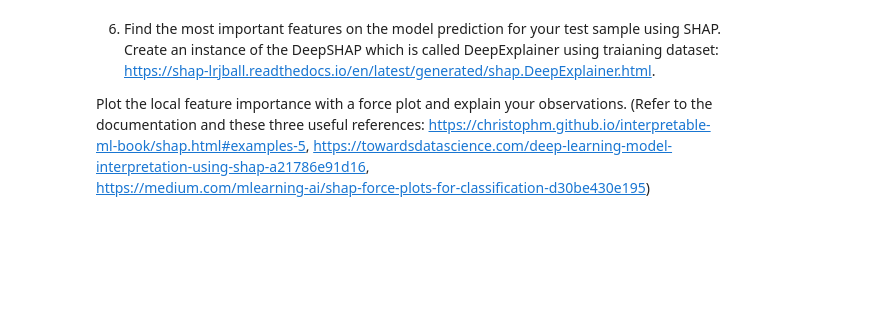
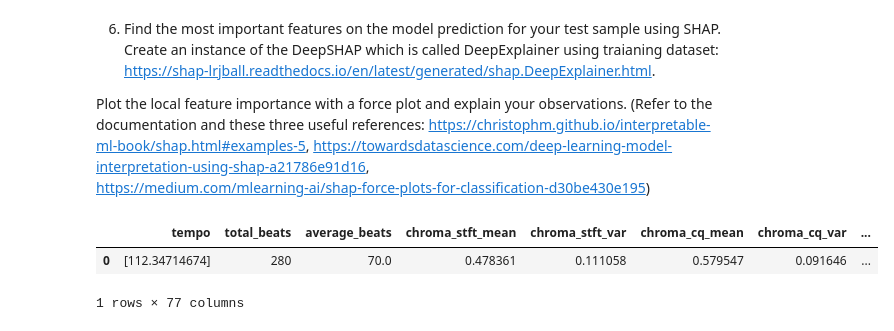
Before and after one commit to luksz/SC4001-Assignment-1, a Jupyter notebook: Tan_Pin_Yee_Part_A_4.ipynb, the cells around one changed output. Drawn from its saved outputs; the diff is of its cells as text; code cells hidden in the pictures; blank space fills up the shorter version.

```diff
--- a/Tan_Pin_Yee_Part_A_4.ipynb
+++ b/Tan_Pin_Yee_Part_A_4.ipynb
@@ -141,3 +321,28 @@ Return approximate SHAP values for the model applied to the data given by X.
 Plot the local feature importance with a force plot and explain your observations.
 '''
 # YOUR CODE HERE
+# %%
+import pandas as pd
+
+# Load the dataset and drop the 'filename' column if it exists
+file_path = 'new_record.csv'
+try:
+    df = pd.read_csv(file_path)
+    if 'filename' in df.columns:
+        df = df.drop(columns=['filename'])
+    else:
+        print("'filename' column not found. Proceeding without dropping.")
+
+    # Display the DataFrame
+    display(df)
+
+except FileNotFoundError:
+    print(f"Error: The file '{file_path}' was not found. Please check the file path.")
+except pd.errors.EmptyDataError:
+    print("Error: The file is empty. Please provide a valid CSV file.")
+except Exception as e:
+    print(f"An error occurred: {e}")
+# %% [output]
+|  | tempo | total_beats | average_beats | chroma_stft_mean | chroma_stft_var | chroma_cq_mean | chroma_cq_var | ... |
+| 0 | [112.34714674] | 280 | 70.0 | 0.478361 | 0.111058 | 0.579547 | 0.091646 | ... |
+1 rows × 77 columns
```
Also changed, not shown: parts of 14 cells of this notebook.
